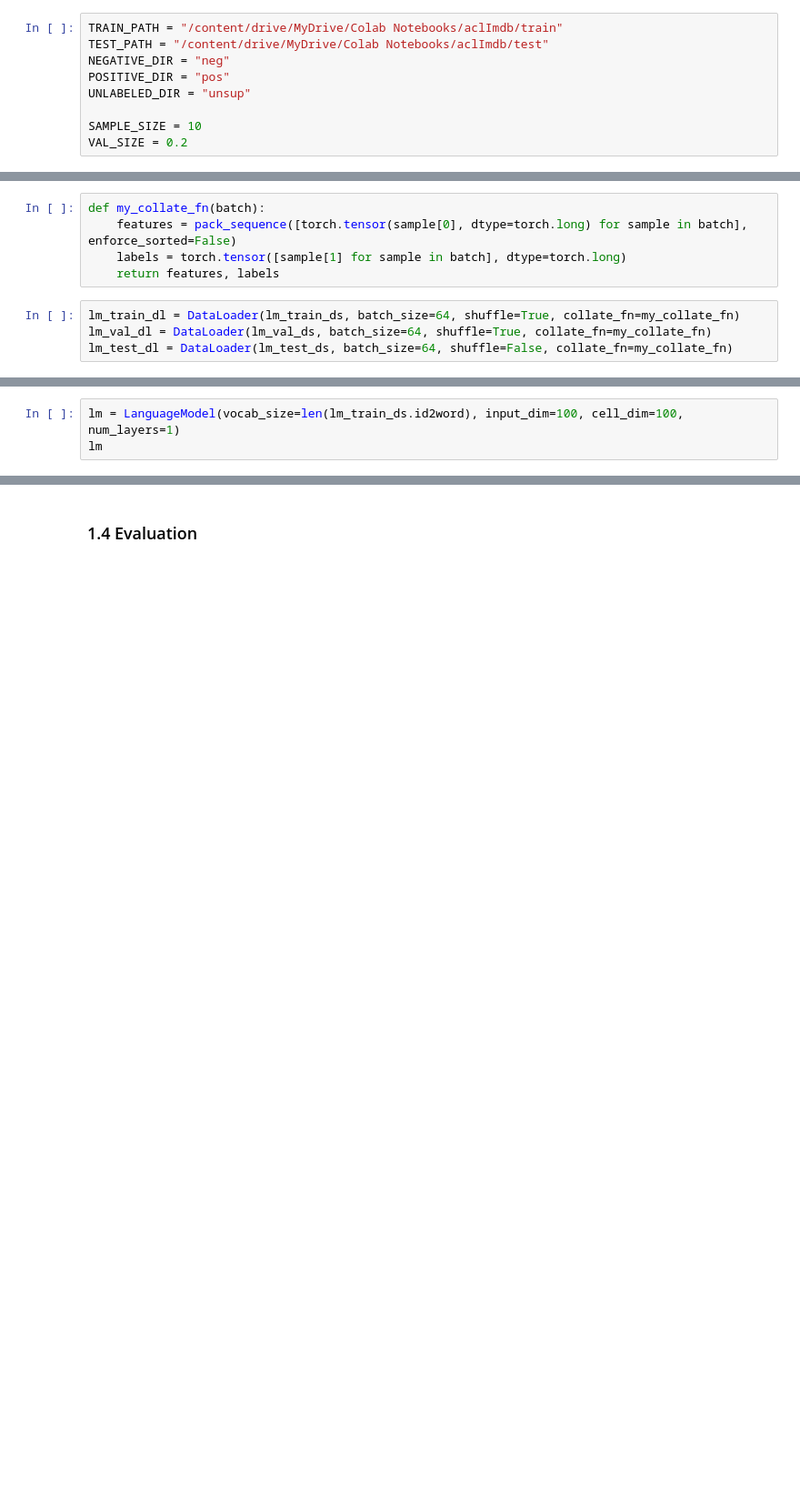
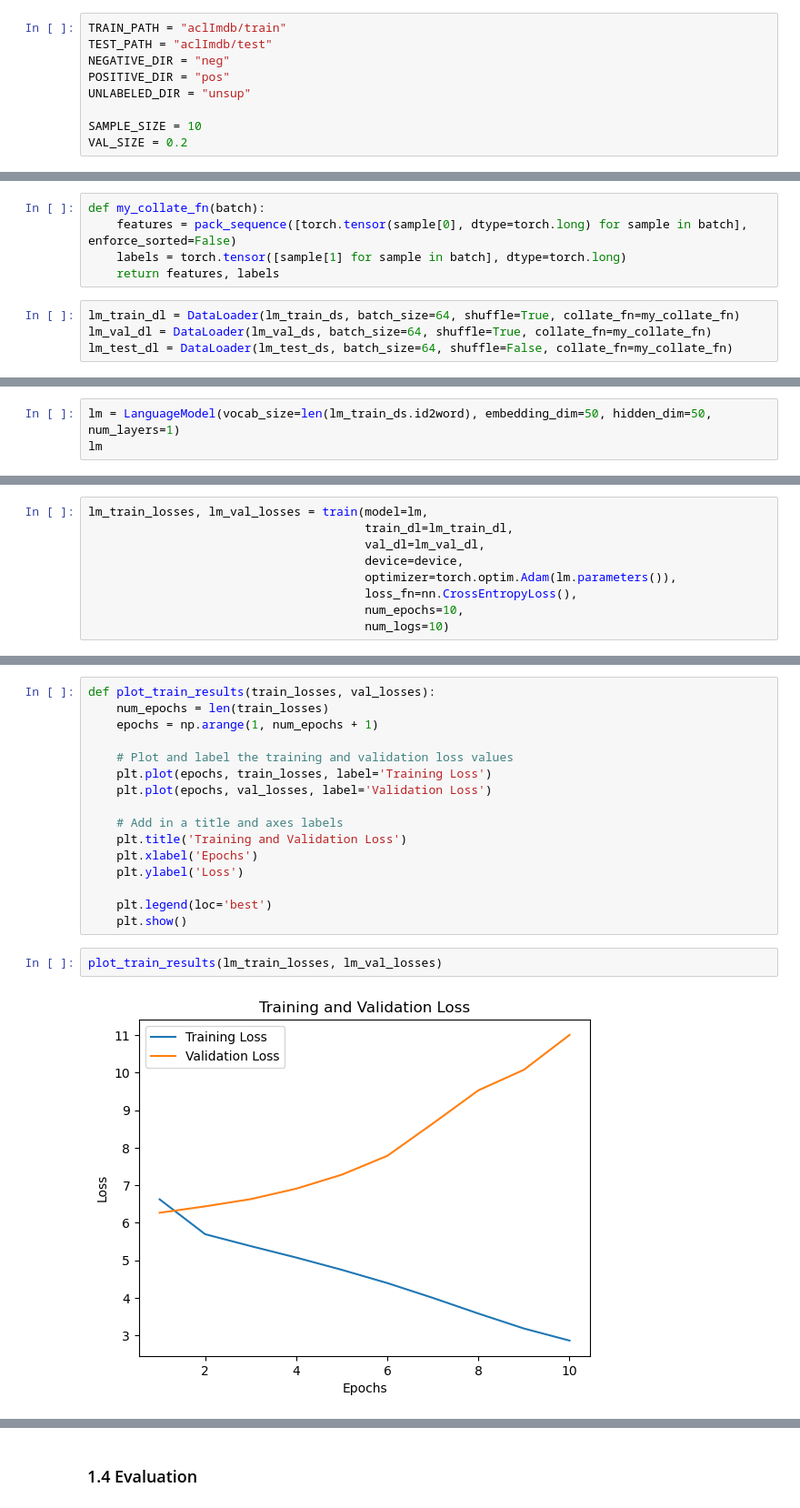
Before and after one commit to OmriGruman/imdb-reviews-lm-classification, a Jupyter notebook: lm-classification.ipynb, the cells around one changed output, grey strips where cells are left out. Shown at 91% size. Cells and saved outputs as stored; diff of their text form; blank space fills up the shorter version.

Commit message:
DONE: - Train-Validation plots - LM evaluation - Code Modularity
TODO:
- More EDA
- CLF error analysis & conclusions
- Markdown details

```diff
--- a/lm-classification.ipynb
+++ b/lm-classification.ipynb
@@ -63,8 +72,8 @@ def read_reviews(dir_path, max_read=None):
 
     return reviews, [int(re.findall(r'_(\d+)', filename)[0]) for filename in review_files]
 # %%
-TRAIN_PATH = "/content/drive/MyDrive/Colab Notebooks/aclImdb/train"
-TEST_PATH = "/content/drive/MyDrive/Colab Notebooks/aclImdb/test"
+TRAIN_PATH = "aclImdb/train"
+TEST_PATH = "aclImdb/test"
 NEGATIVE_DIR = "neg"
 POSITIVE_DIR = "pos"
 UNLABELED_DIR = "unsup"
@@ -339,5 +362,5 @@ class LanguageModel(nn.Module):
 # %%
-lm = LanguageModel(vocab_size=len(lm_train_ds.id2word), input_dim=100, cell_dim=100, num_layers=1)
+lm = LanguageModel(vocab_size=len(lm_train_ds.id2word), embedding_dim=50, hidden_dim=50, num_layers=1)
 lm
 # %% [output]
 LanguageModel(
@@ -426,0 +444,9 @@ for e in range(1, num_epochs+1):
+# %%
+lm_train_losses, lm_val_losses = train(model=lm,
+                                       train_dl=lm_train_dl,
+                                       val_dl=lm_val_dl,
+                                       device=device,
+                                       optimizer=torch.optim.Adam(lm.parameters()),
+                                       loss_fn=nn.CrossEntropyLoss(),
+                                       num_epochs=10,
+                                       num_logs=10)
@@ -427,3 +471,23 @@ for e in range(1, num_epochs+1):
+# %%
+def plot_train_results(train_losses, val_losses):
+    num_epochs = len(train_losses)
+    epochs = np.arange(1, num_epochs + 1)
+
+    # Plot and label the training and validation loss values
+    plt.plot(epochs, train_losses, label='Training Loss')
+    plt.plot(epochs, val_losses, label='Validation Loss')
+
+    # Add in a title and axes labels
+    plt.title('Training and Validation Loss')
+    plt.xlabel('Epochs')
+    plt.ylabel('Loss')
+
+    plt.legend(loc='best')
+    plt.show()
+# %%
+plot_train_results(lm_train_losses, lm_val_losses)
+# %% [output]
+[figure, added]
 # %%
 def generate(gpt, start, end, id2word, word2id, max_len=20):
     generated = [start]
```
Also changed, not shown: parts of 44 cells of this notebook.
